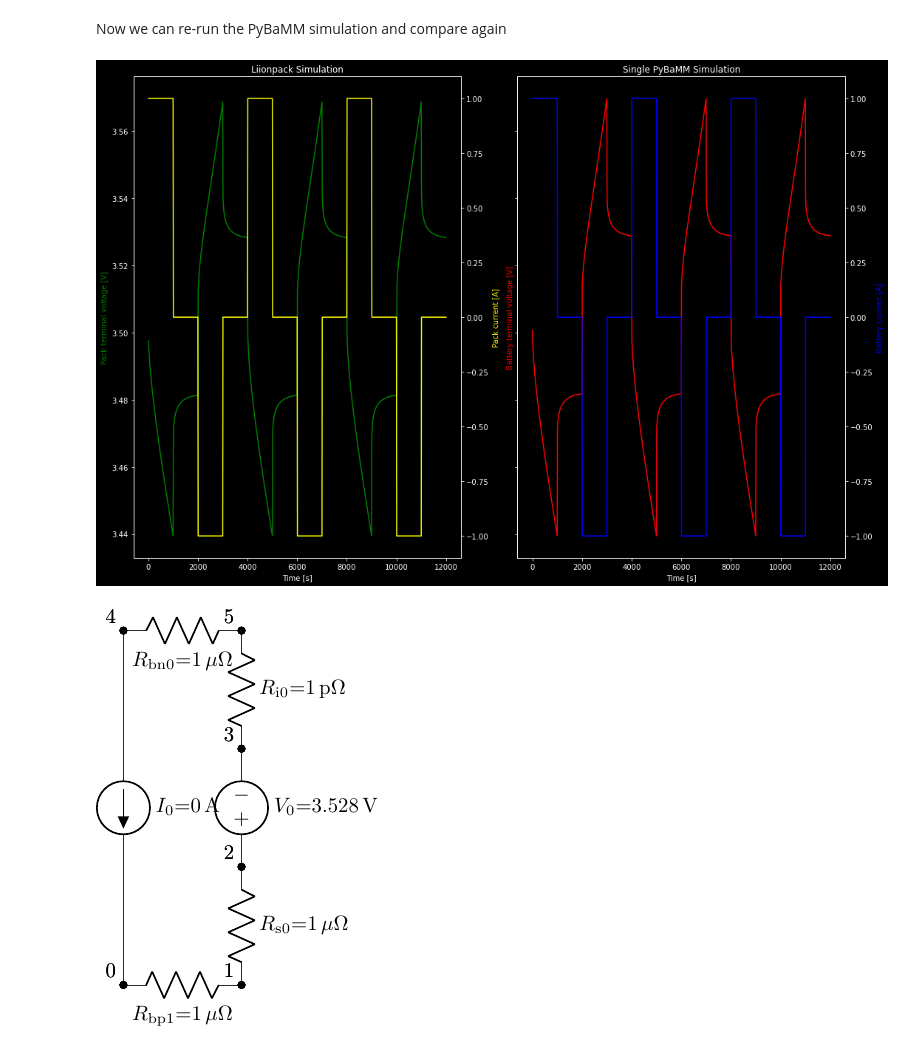
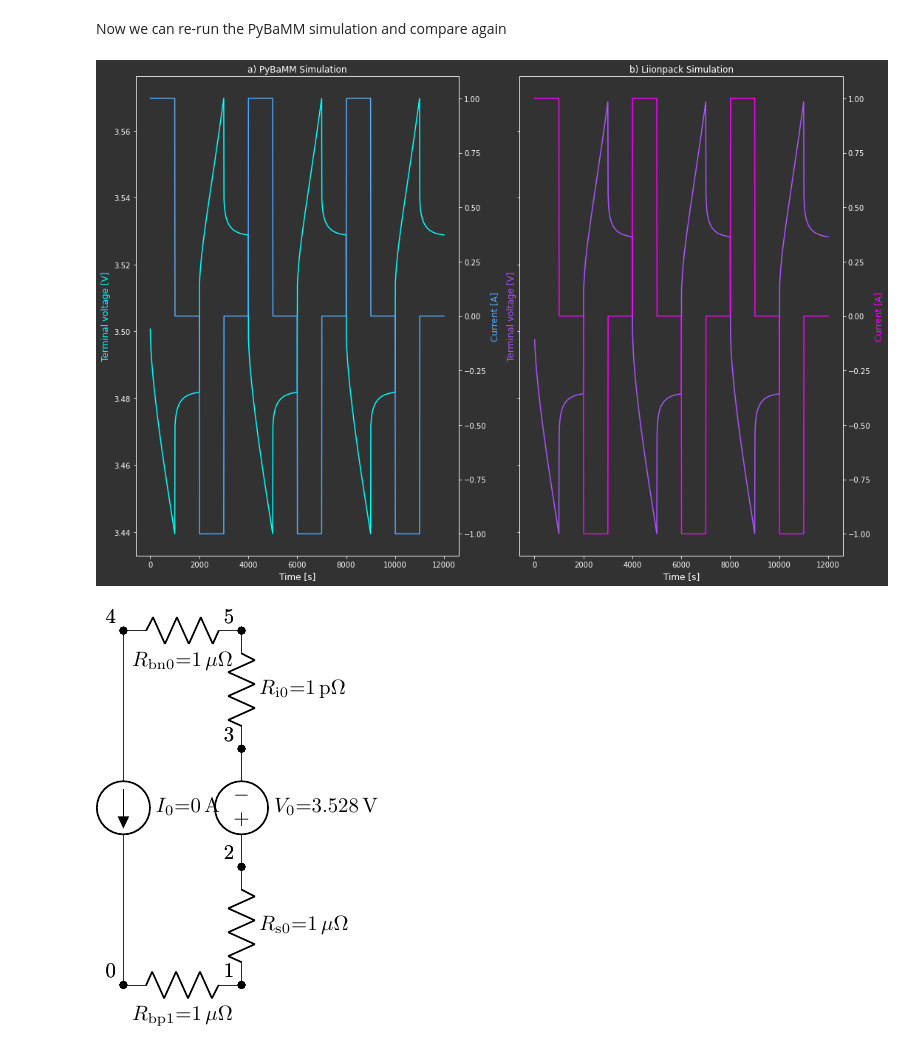
Before and after one commit to pybamm-team/liionpack, a Jupyter notebook: docs/examples/04 Initial SoC.ipynb, the cells around one changed output. Drawn from its saved outputs; the diff is of its cells as text; code cells hidden in the pictures.

```diff
--- a/docs/examples/04 Initial SoC.ipynb
+++ b/docs/examples/04 Initial SoC.ipynb
@@ -114,9 +87,9 @@ sol = sim.solve(initial_soc=SoC)
 # %% [markdown]
 Now we can re-run the PyBaMM simulation and compare again
 # %%
-compare(sol, output)
+lp.compare_solution_output(sol, output)
 # %% [output]
-[figure, old version]
+[figure, new version]
 # %%
 lp.draw_circuit(netlist)
 # %% [output]
```
Also changed, not shown: parts of 3 cells of this notebook, 6 other files.
